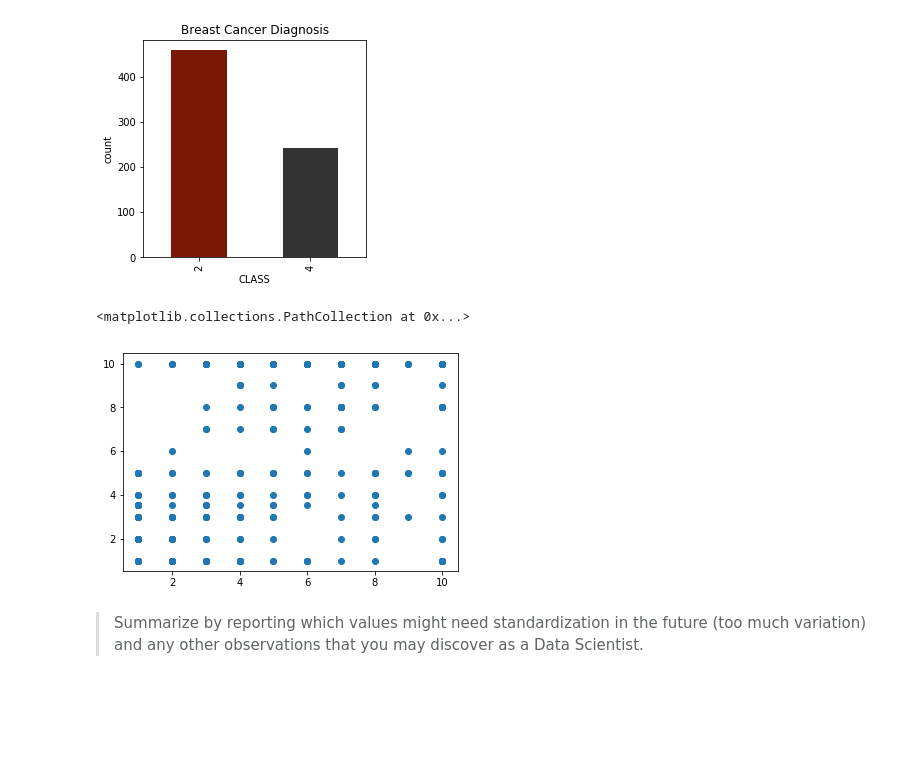
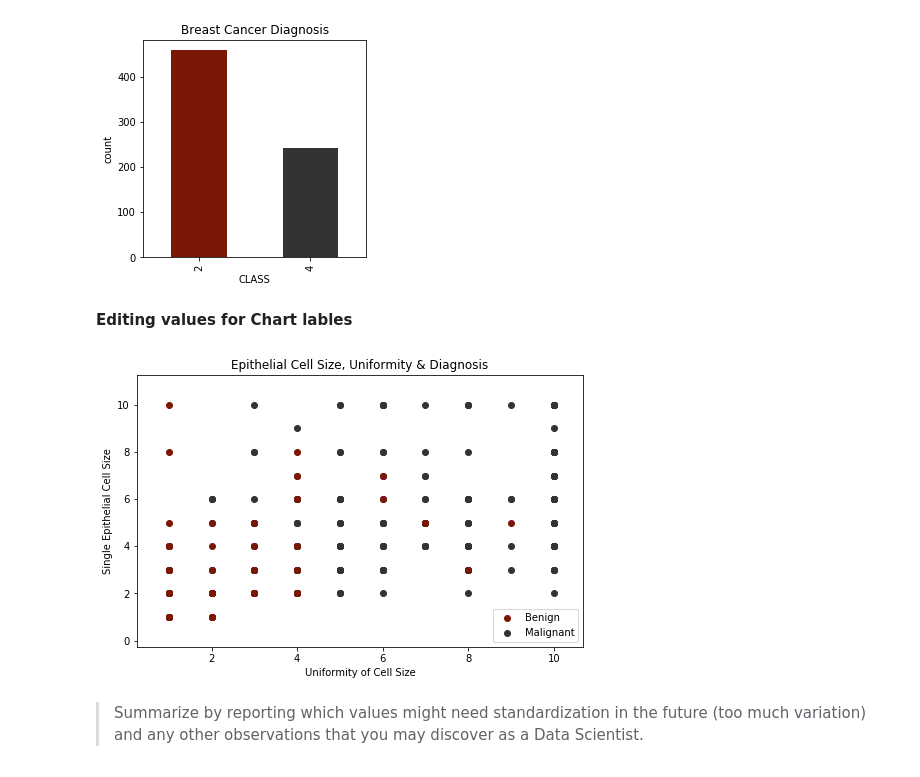
Before and after one commit to iu-data-science-python-i590-team-jtr/final-project, a Jupyter notebook: Code/i590_FinalProject_Phase1_Consolidated.ipynb, the cells around one changed output. Cells and saved outputs as stored; diff of their text form; code cells hidden in the pictures; blank space fills up the shorter version.

```diff
--- a/Code/i590_FinalProject_Phase1_Consolidated.ipynb
+++ b/Code/i590_FinalProject_Phase1_Consolidated.ipynb
@@ -196,11 +197,32 @@ plt.ylabel('count')
 # %% [output]
 Text(0, 0.5, 'count')
 [figure]
-# %%
-plt.scatter(bcd2.uni_cell_shape, bcd2.bare_nuc, marker='o')
-# %% [output]
-<matplotlib.collections.PathCollection at 0x...>
-[figure, removed]
+# %% [markdown]
+**Editing values for Chart lables**
+# %%
+bcd['diagnosis'] = np.where(bcd['CLASS']==2, 'Benign', 'Malignant')
+# %%
+benign = bcd.loc[bcd['diagnosis'] == 'Benign']
+malignant = bcd.loc[bcd['diagnosis'] == 'Malignant']
+# %%
+#Define color dictionary & Figure size
+color_dict = ['#7A1705', '#333333']
+_ = plt.figure(figsize=(8,5))
+
+#Create plot
+scatter_malig = plt.scatter(malignant['uni_cell_size'], malignant['single_cell_size'], color=color_dict[1])
+scatter_benign = plt.scatter(benign['uni_cell_size'], benign['single_cell_size'], color=color_dict[0])
+
+#Define plot legend
+_ = plt.legend((scatter_benign, scatter_malig),('Benign', 'Malignant'))
+
+#Refine plot options
+_ = plt.title('Epithelial Cell Size, Uniformity & Diagnosis')
+_ = plt.xlabel('Uniformity of Cell Size')
+_ = plt.ylabel('Single Epithelial Cell Size')
+_ = plt.margins(x=0.075, y=0.125)
+# %% [output]
+[figure, added]
 # %% [markdown]
 > Summarize by reporting which values might need standardization in the future (too much variation) and any other observations that you may discover as a Data Scientist.
 # %% [markdown]
```
Also changed, not shown: parts of 6 cells of this notebook.
